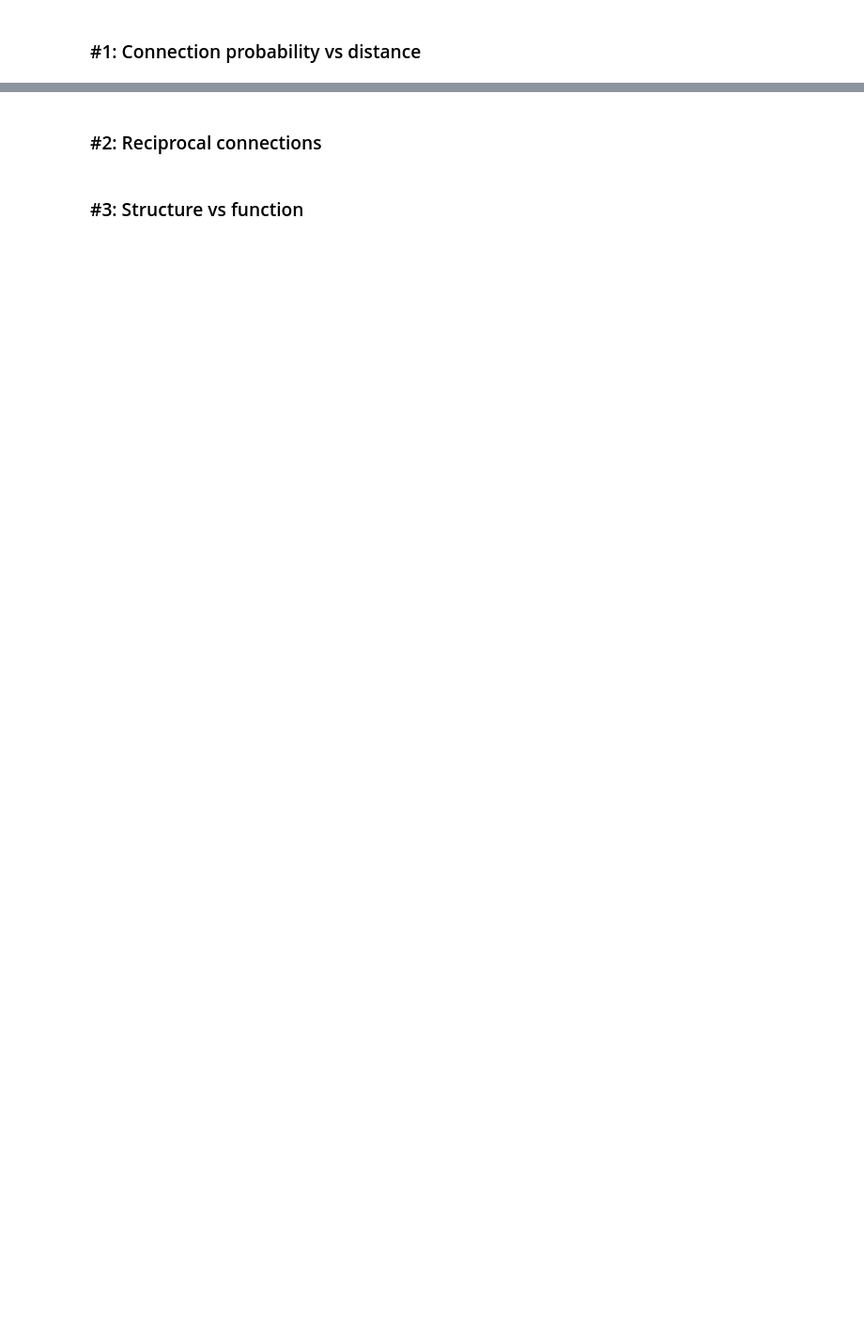
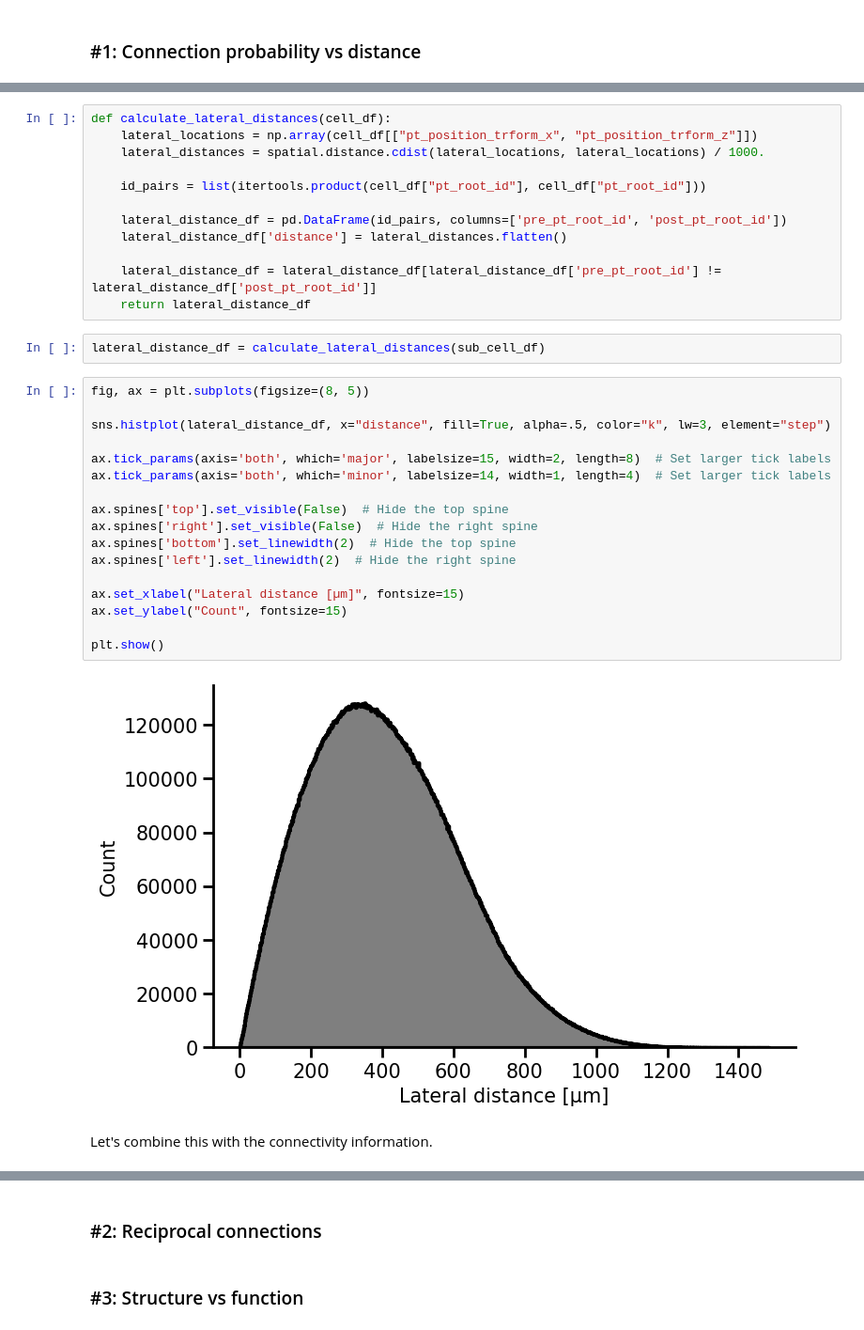
Before and after one commit to AllenSWDB/SWDB_2025_Connectomics, a Jupyter notebook: code/solutions/Workshop2.ipynb, the cells around one changed output, grey strips where cells are left out. Shown at 94% size. Cells and saved outputs as stored; diff of their text form; blank space fills up the shorter version.

```diff
--- a/code/solutions/Workshop2.ipynb
+++ b/code/solutions/Workshop2.ipynb
@@ -71,0 +124,35 @@ cell_df = pd.read_feather(f"{data_dir}/soma_and_cell_type_{mat_version}.feather"
+# %%
+def calculate_lateral_distances(cell_df):
+    lateral_locations = np.array(cell_df[["pt_position_trform_x", "pt_position_trform_z"]])
+    lateral_distances = spatial.distance.cdist(lateral_locations, lateral_locations) / 1000.
+
+    id_pairs = list(itertools.product(cell_df["pt_root_id"], cell_df["pt_root_id"]))
+
+    lateral_distance_df = pd.DataFrame(id_pairs, columns=['pre_pt_root_id', 'post_pt_root_id'])
+    lateral_distance_df['distance'] = lateral_distances.flatten()
+
+    lateral_distance_df = lateral_distance_df[lateral_distance_df['pre_pt_root_id'] != lateral_distance_df['post_pt_root_id']]
+    return lateral_distance_df
+# %%
+lateral_distance_df = calculate_lateral_distances(sub_cell_df)
+# %%
+fig, ax = plt.subplots(figsize=(8, 5))
+
+sns.histplot(lateral_distance_df, x="distance", fill=True, alpha=.5, color="k", lw=3, element="step")
+
+ax.tick_params(axis='both', which='major', labelsize=15, width=2, length=8)  # Set larger tick labels
+ax.tick_params(axis='both', which='minor', labelsize=14, width=1, length=4)  # Set larger tick labels
+
+ax.spines['top'].set_visible(False)  # Hide the top spine
+ax.spines['right'].set_visible(False)  # Hide the right spine
+ax.spines['bottom'].set_linewidth(2)  # Hide the top spine
+ax.spines['left'].set_linewidth(2)  # Hide the right spine
+
+ax.set_xlabel("Lateral distance [µm]", fontsize=15)
+ax.set_ylabel("Count", fontsize=15)
+
+plt.show()
+# %% [output]
+[figure, added]
+# %% [markdown]
+Let's combine this with the connectivity information.
```
Also changed, not shown: parts of 58 cells of this notebook, 1 other file.
